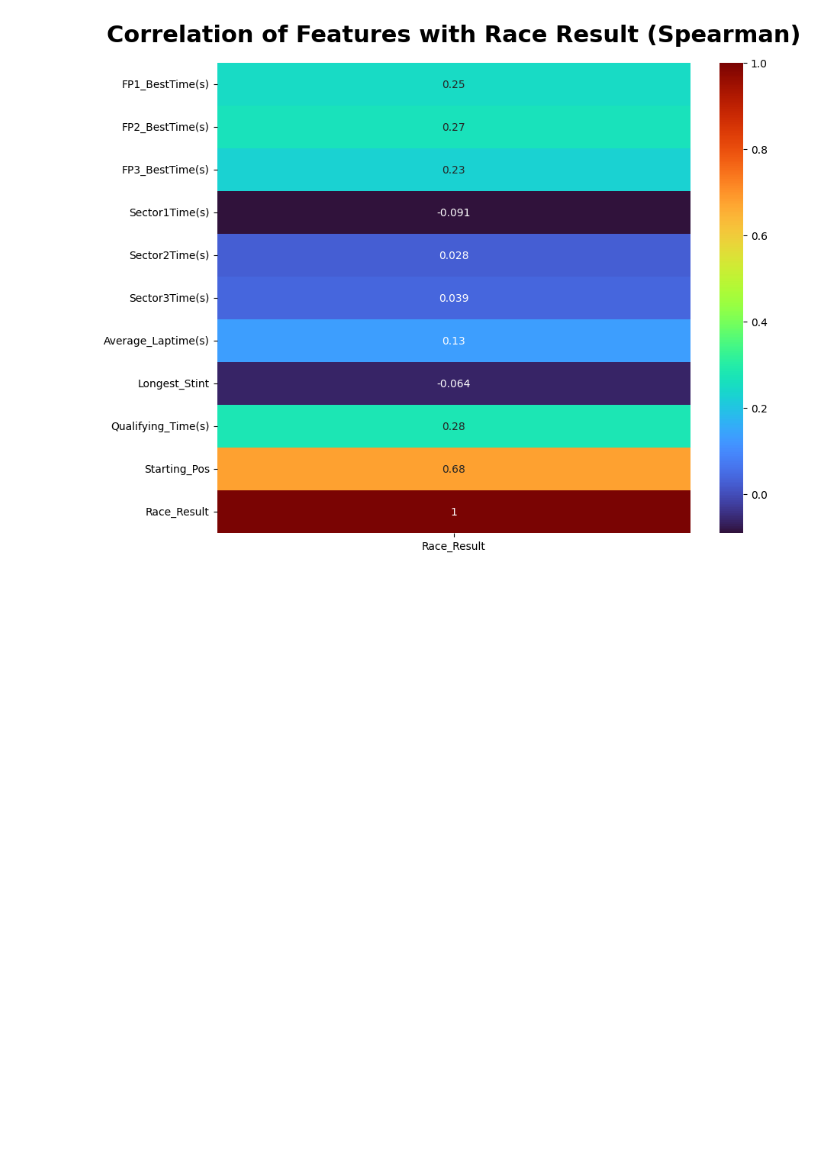
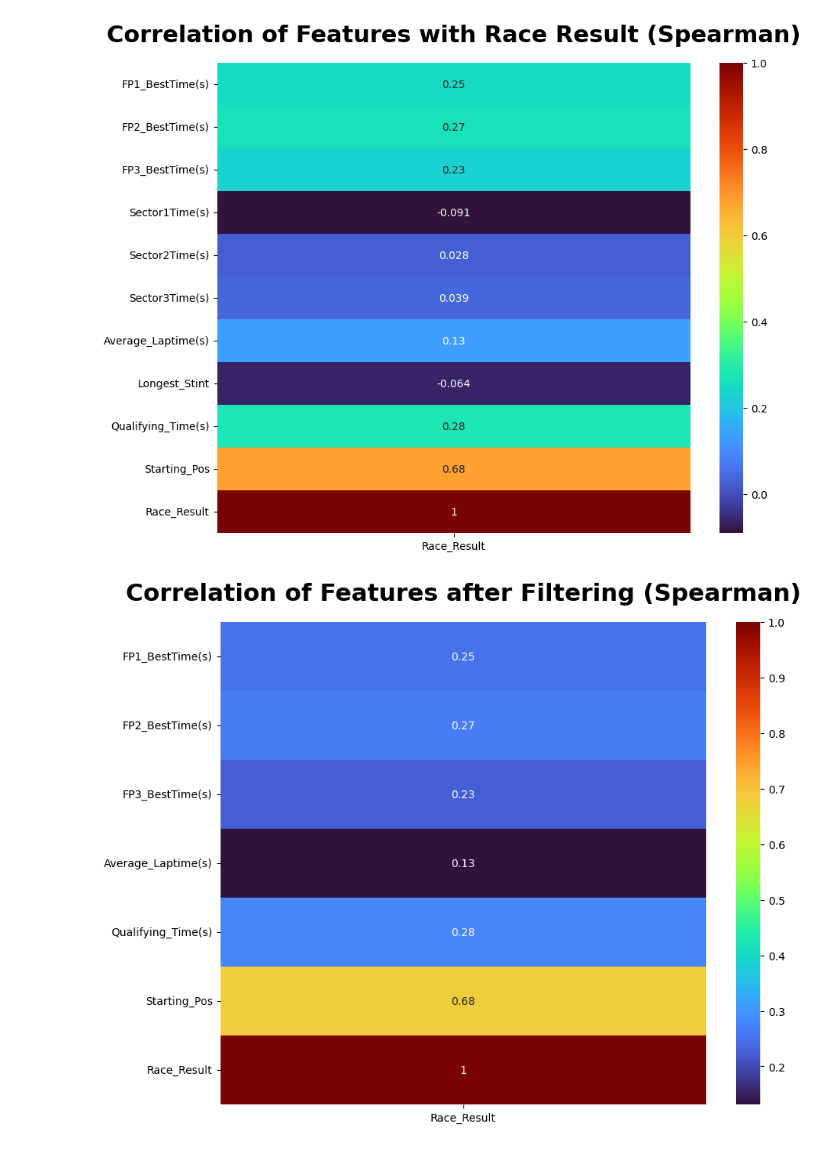
Before and after one commit to SatyamKumar457/F1-2026-Prediction, a Jupyter notebook: Race/05.CanadaGP/EDA.ipynb, the cells around one changed output. Cells and saved outputs as stored; diff of their text form; code cells hidden in the pictures; blank space fills up the shorter version.

```diff
--- a/Race/05.CanadaGP/EDA.ipynb
+++ b/Race/05.CanadaGP/EDA.ipynb
@@ -123,3 +123,16 @@ plt.savefig('Plots/Feature_RaceResult_Correlation.png', dpi=300, bbox_inches='ti
 plt.show()
 # %% [output]
 [figure]
+# %%
+TRA['Best_Time_for_Lap'] = TRA['Sector1Time(s)'] + TRA['Sector2Time(s)'] + TRA['Sector3Time(s)']
+# %%
+df = TRA.drop(['Tyre_Compound','Sector1Time(s)','Sector2Time(s)','Sector3Time(s)','Longest_Stint','Best_Time_for_Lap'], axis=1)
+# %%
+corr = df.iloc[:,1:].corr(method='spearman')[['Race_Result']]
+plt.figure(figsize=(10,8))
+plt.title('Correlation of Features after Filtering (Spearman)', fontsize=22, fontweight='bold',pad=20)
+sns.heatmap(corr, annot=True, cmap='turbo')
+plt.savefig('Plots/Feature_RaceResult_Correlation_after_Filter.png', dpi=300, bbox_inches='tight')
+plt.show()
+# %% [output]
+[figure, added]
```
Also changed, not shown: 1 other file.
